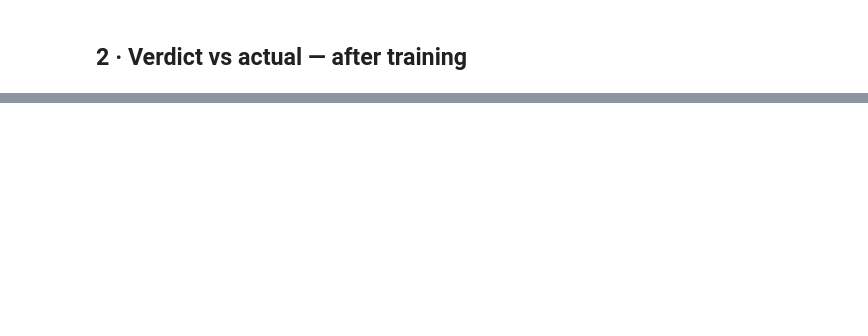
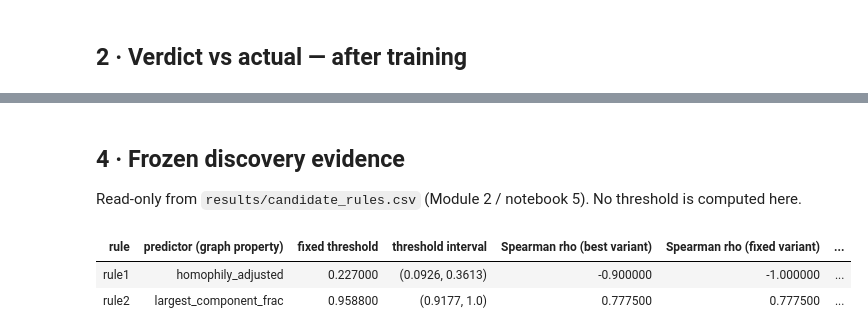
Before and after one commit to SafiUllahAdam/Structure-Aware-Graph-Augmentation-for-GNNs, a Jupyter notebook: notebooks/6-phase6_module3_validation.ipynb, the cells around one changed output, grey strips where cells are left out. Saved outputs shown, nothing was run; the diff lists cells and outputs as text; code cells hidden in the pictures; blank space fills up the shorter version.

```diff
--- a/notebooks/6-phase6_module3_validation.ipynb
+++ b/notebooks/6-phase6_module3_validation.ipynb
@@ -122,0 +155,24 @@ STATS  datasets 6  |  R1 (adj_h) 3/4 correct  |  R2 (largest_comp_frac) 3/4 corr
+# %% [markdown]
+## 4 · Frozen discovery evidence
+
+Read-only from `results/candidate_rules.csv` (Module 2 / notebook 5). No threshold is computed here.
+# %%
+disc = sm.discovery_evidence()          # asserts the file still carries the frozen thresholds; never re-fits
+
+display(
+    disc.rename(columns={
+        "predictor": "predictor (graph property)",
+        "threshold": "fixed threshold",
+        "interval": "threshold interval",
+        "spearman_rho": "Spearman rho (best variant)",
+        "fixed_variant_rho": "Spearman rho (fixed variant)",
+        "lodo_min_abs_rho": "LODO min |rho|",
+        "n_datasets": "datasets",
+        "n_exceptions": "exceptions",
+    })
+    .style.format(na_rep="—").hide(axis="index").set_table_styles(STYLE)
+)
+# %% [output]
+| rule | predictor (graph property) | fixed threshold | threshold interval | Spearman rho (best variant) | Spearman rho (fixed variant) | ... |
+| rule1 | homophily_adjusted | 0.227000 | (0.0926, 0.3613) | -0.900000 | -1.000000 | ... |
+| rule2 | largest_component_frac | 0.958800 | (0.9177, 1.0) | 0.777500 | 0.777500 | ... |
```
Also changed, not shown: parts of 7 cells of this notebook, 1 other file.
